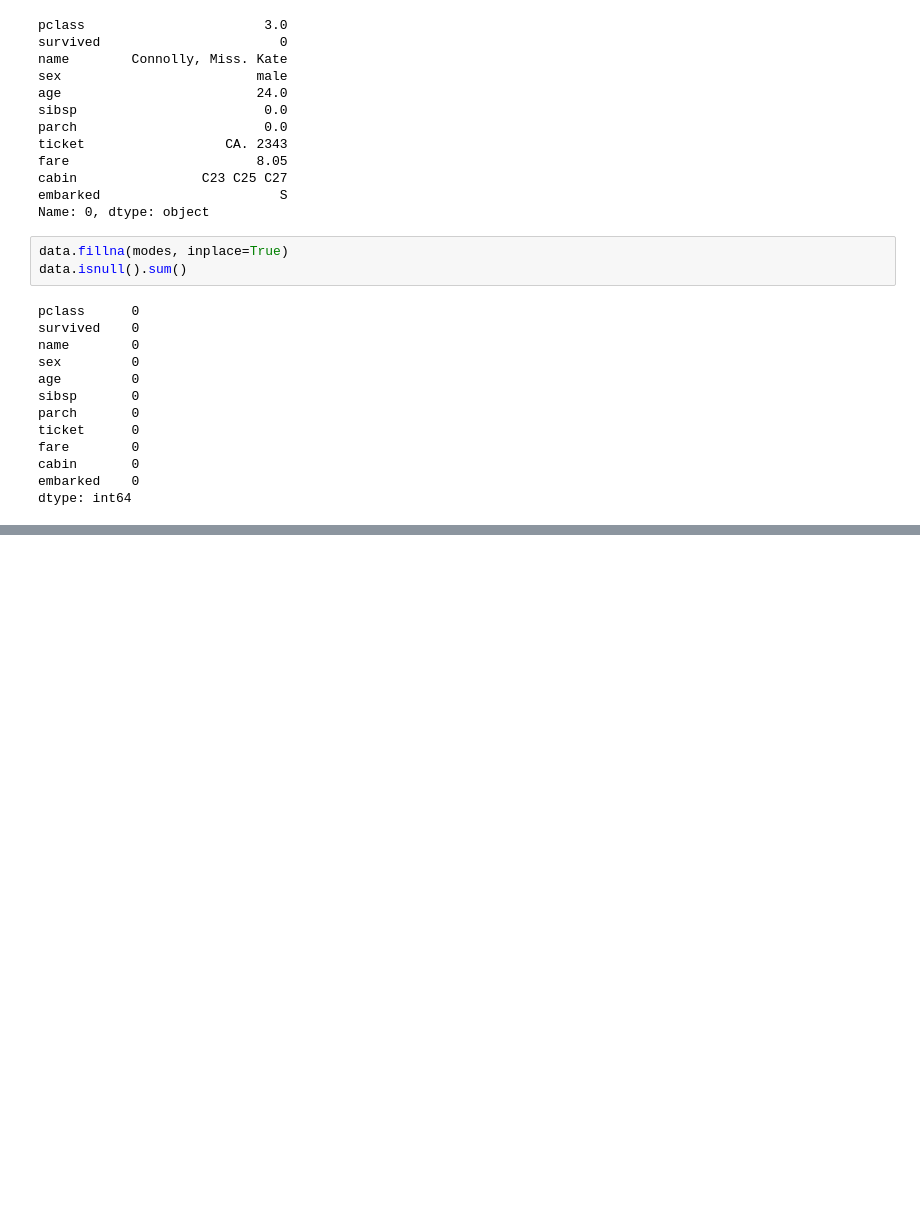
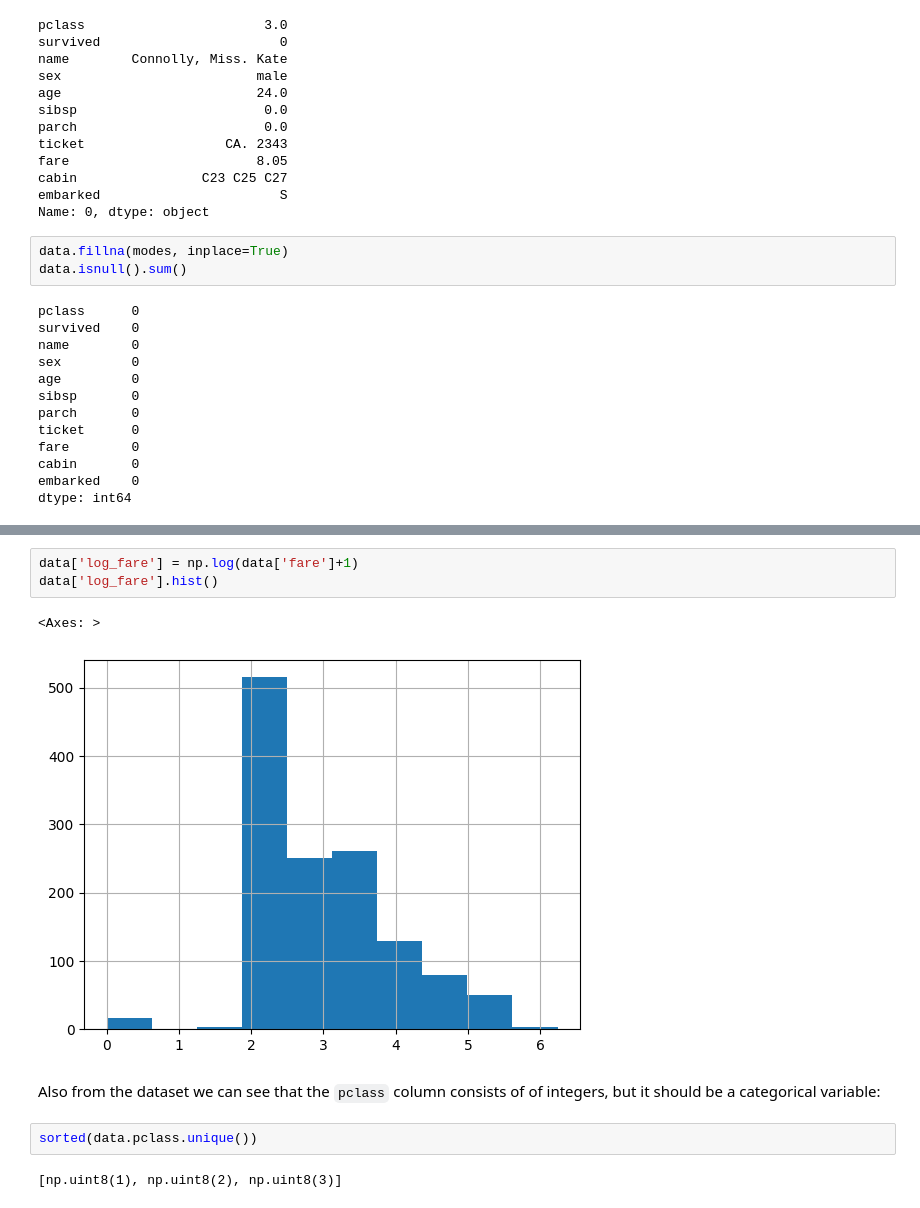
Before and after one commit to jamieoliver/titanic-dataset-2410, a Jupyter notebook: prepare-dataset-openml.ipynb, the cells around one changed output, grey strips where cells are left out. Drawn from its saved outputs; the diff is of its cells as text; blank space fills up the shorter version.

```diff
--- a/prepare-dataset-openml.ipynb
+++ b/prepare-dataset-openml.ipynb
@@ -90,0 +114,12 @@ dtype: int64
+# %%
+data['log_fare'] = np.log(data['fare']+1)
+data['log_fare'].hist()
+# %% [output]
+<Axes: >
+[figure, added]
+# %% [markdown]
+Also from the dataset we can see that the `pclass` column consists of of integers, but it should be a categorical variable:
+# %%
+sorted(data.pclass.unique())
+# %% [output]
+[np.uint8(1), np.uint8(2), np.uint8(3)]
```
Also changed, not shown: parts of 11 cells of this notebook, 1 other file.
